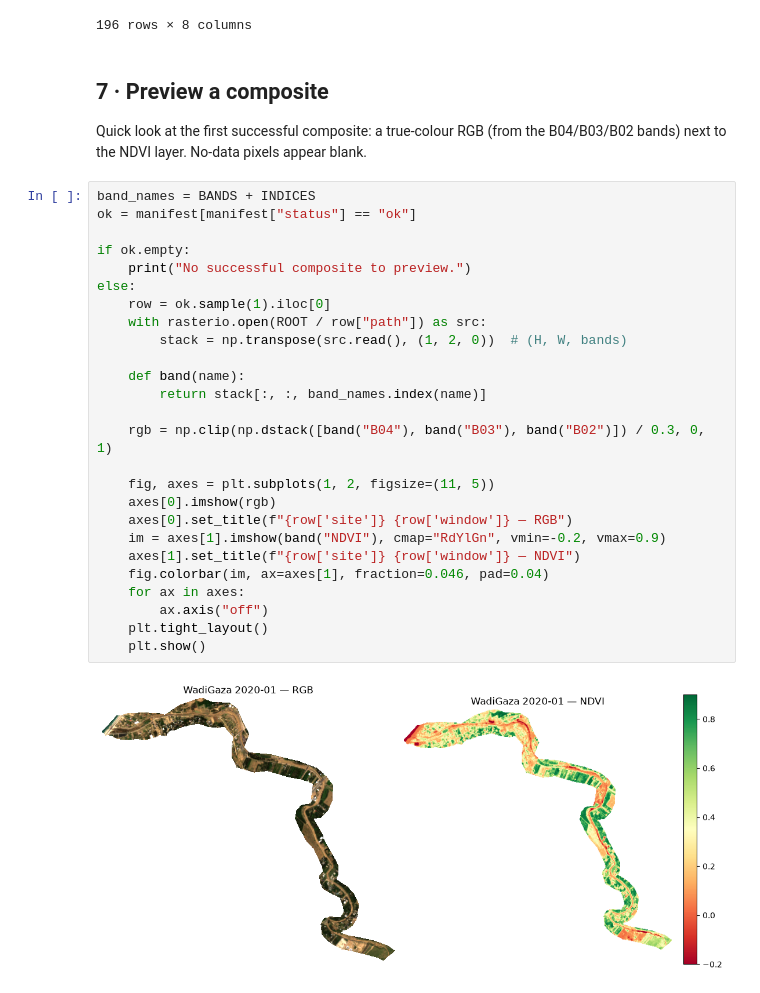
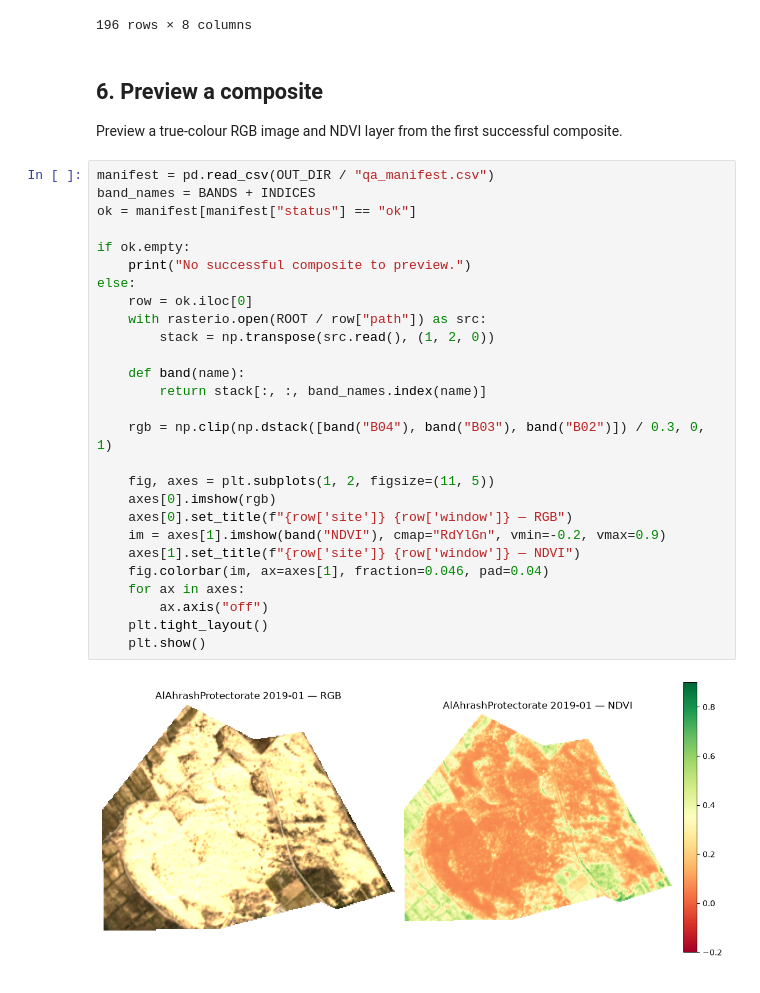
Before and after one commit to tariqshihadah/wadi-gaza-research, a Jupyter notebook: notebooks/00_acquire_imagery.ipynb, the cells around one changed output. Drawn from its saved outputs; the diff is of its cells as text.

```diff
--- a/notebooks/00_acquire_imagery.ipynb
+++ b/notebooks/00_acquire_imagery.ipynb
@@ -323,35 +225,36 @@ manifest -> outputs/composites/qa_manifest.csv
 | 195 | WadiGaza | 2025-11 | ok | 5 | 3.298000 | 0.0 | 0.028809 | outputs/composites/WadiGaza/WadiG... |
 196 rows × 8 columns
 # %% [markdown]
-## 7 · Preview a composite
+## 6. Preview a composite
 
-Quick look at the first successful composite: a true-colour RGB (from the
-B04/B03/B02 bands) next to the NDVI layer. No-data pixels appear blank.
+Preview a true-colour RGB image and NDVI layer from the first successful
+composite.
 # %%
+manifest = pd.read_csv(OUT_DIR / "qa_manifest.csv")
 band_names = BANDS + INDICES
 ok = manifest[manifest["status"] == "ok"]
 
 if ok.empty:
     print("No successful composite to preview.")
 else:
-    row = ok.sample(1).iloc[0]
+    row = ok.iloc[0]
     with rasterio.open(ROOT / row["path"]) as src:
-        stack = np.transpose(src.read(), (1, 2, 0))  # (H, W, bands)
+        stack = np.transpose(src.read(), (1, 2, 0))
 
     def band(name):
         return stack[:, :, band_names.index(name)]
 
     rgb = np.clip(np.dstack([band("B04"), band("B03"), band("B02")]) / 0.3, 0, 1)
 
     fig, axes = plt.subplots(1, 2, figsize=(11, 5))
     axes[0].imshow(rgb)
     axes[0].set_title(f"{row['site']} {row['window']} — RGB")
     im = axes[1].imshow(band("NDVI"), cmap="RdYlGn", vmin=-0.2, vmax=0.9)
     axes[1].set_title(f"{row['site']} {row['window']} — NDVI")
     fig.colorbar(im, ax=axes[1], fraction=0.046, pad=0.04)
     for ax in axes:
         ax.axis("off")
     plt.tight_layout()
     plt.show()
 # %% [output]
-[figure, old version]
+[figure, new version]
```
Also changed, not shown: parts of 16 cells of this notebook, 8 other files.
